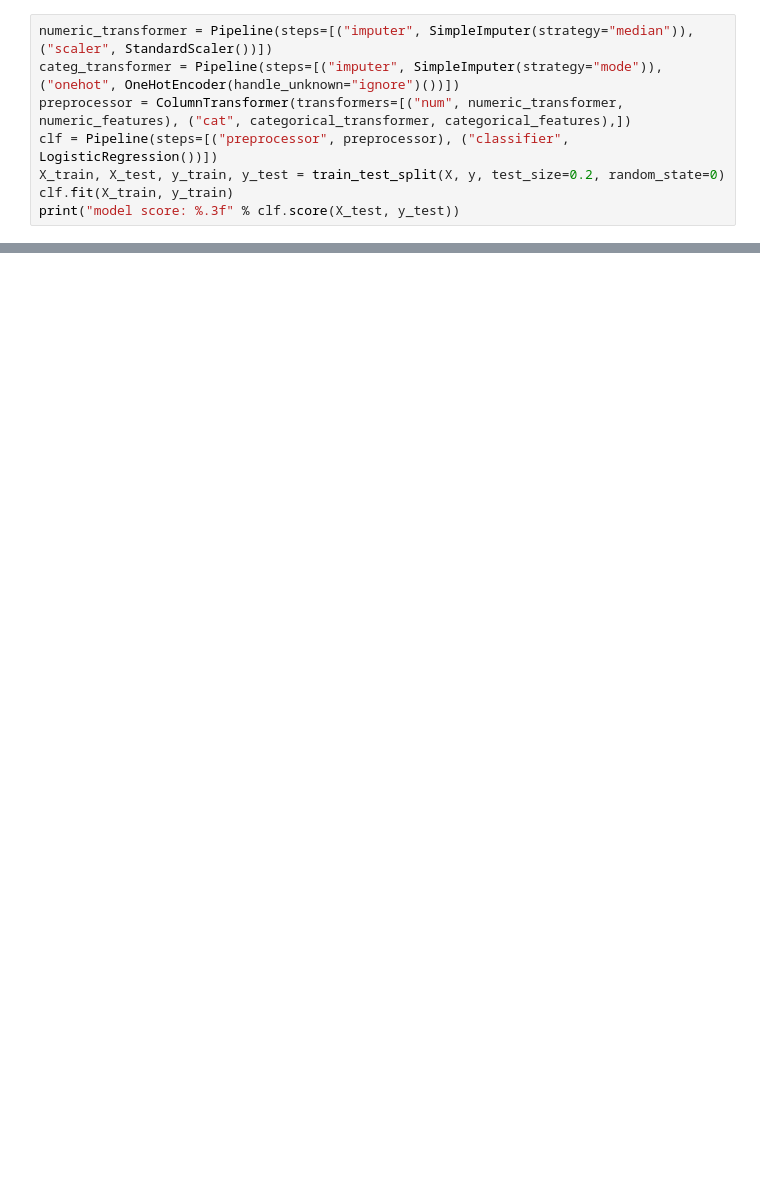
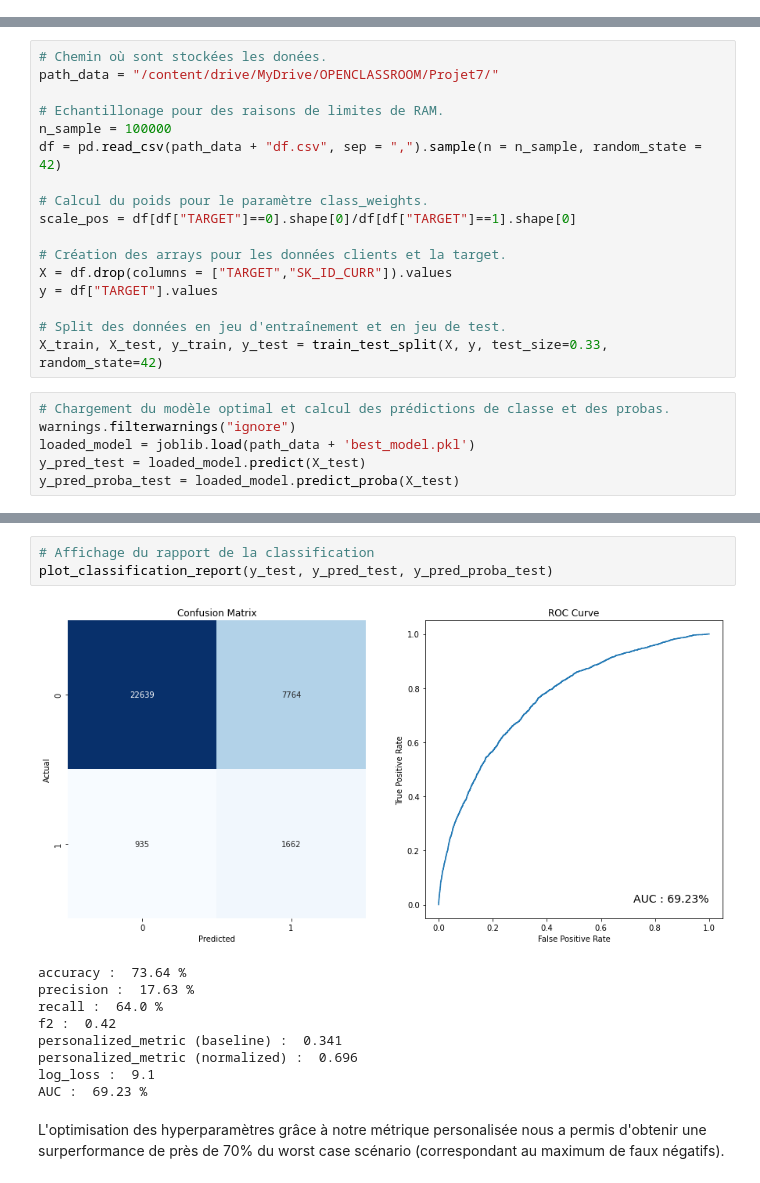
Before and after one commit to datanab/P7_Bank_Risk_Score, a Jupyter notebook: hyperparameters_optimisation.ipynb, the cells around one changed output, grey strips where cells are left out. Saved outputs shown, nothing was run; the diff lists cells and outputs as text; blank space fills up the shorter version.

Commit message:
optimisation + interprétation

```diff
--- a/hyperparameters_optimisation.ipynb
+++ b/hyperparameters_optimisation.ipynb
@@ -329,8 +0,0 @@ df.TARGET.value_counts()
-# %%
-numeric_transformer = Pipeline(steps=[("imputer", SimpleImputer(strategy="median")), ("scaler", StandardScaler())])
-categ_transformer = Pipeline(steps=[("imputer", SimpleImputer(strategy="mode")), ("onehot", OneHotEncoder(handle_unknown="ignore")())])
-preprocessor = ColumnTransformer(transformers=[("num", numeric_transformer, numeric_features), ("cat", categorical_transformer, categorical_features),])
-clf = Pipeline(steps=[("preprocessor", preprocessor), ("classifier", LogisticRegression())])
-X_train, X_test, y_train, y_test = train_test_split(X, y, test_size=0.2, random_state=0)
-clf.fit(X_train, y_train)
-print("model score: %.3f" % clf.score(X_test, y_test))
@@ -454,0 +370,23 @@ AUC :  52.11 %
+# %%
+# Chemin où sont stockées les donées.
+path_data = "/content/drive/MyDrive/OPENCLASSROOM/Projet7/"
+
+# Echantillonage pour des raisons de limites de RAM.
+n_sample = 100000
+df = pd.read_csv(path_data + "df.csv", sep = ",").sample(n = n_sample, random_state = 42)
+
+# Calcul du poids pour le paramètre class_weights.
+scale_pos = df[df["TARGET"]==0].shape[0]/df[df["TARGET"]==1].shape[0]
+
+# Création des arrays pour les données clients et la target.
+X = df.drop(columns = ["TARGET","SK_ID_CURR"]).values
+y = df["TARGET"].values
+
+# Split des données en jeu d'entraînement et en jeu de test.
+X_train, X_test, y_train, y_test = train_test_split(X, y, test_size=0.33, random_state=42)
+# %%
+# Chargement du modèle optimal et calcul des prédictions de classe et des probas.
+warnings.filterwarnings("ignore")
+loaded_model = joblib.load(path_data + 'best_model.pkl')
+y_pred_test = loaded_model.predict(X_test)
+y_pred_proba_test = loaded_model.predict_proba(X_test)
@@ -454,0 +408,15 @@ AUC :  52.11 %
+# %%
+# Affichage du rapport de la classification
+plot_classification_report(y_test, y_pred_test, y_pred_proba_test)
+# %% [output]
+[figure, added]
+accuracy :  73.64 %
+precision :  17.63 %
+recall :  64.0 %
+f2 :  0.42
+personalized_metric (baseline) :  0.341
+personalized_metric (normalized) :  0.696
+log_loss :  9.1
+AUC :  69.23 %
+# %% [markdown]
+L'optimisation des hyperparamètres grâce à notre métrique personalisée nous a permis d'obtenir une surperformance de près de 70% du worst case scénario (correspondant au maximum de faux négatifs).
```
Also changed, not shown: parts of 59 cells of this notebook.
